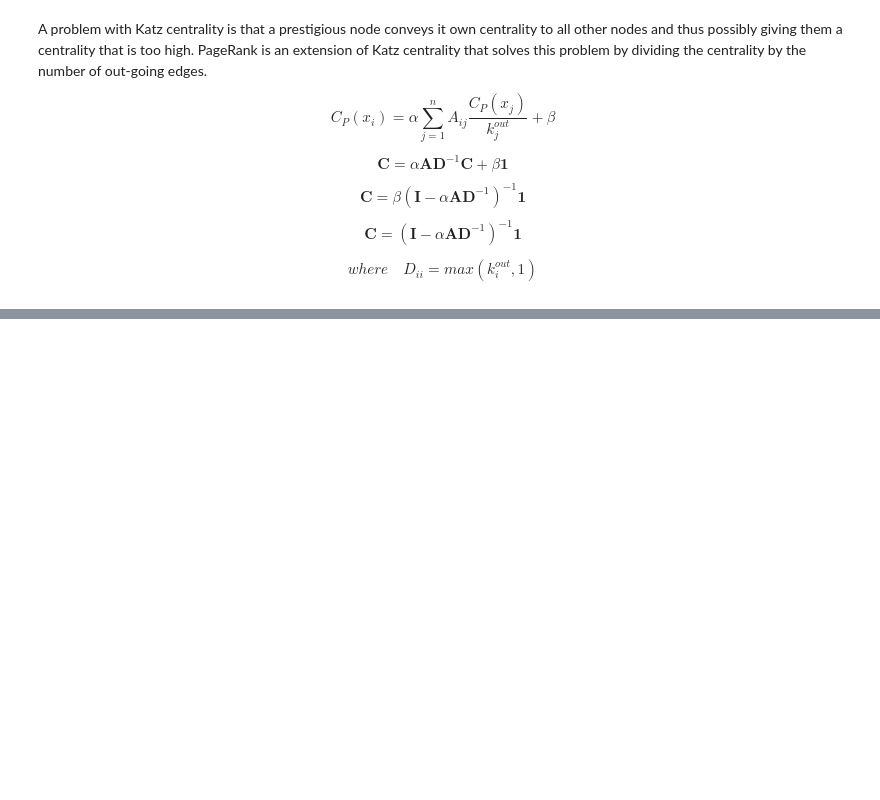
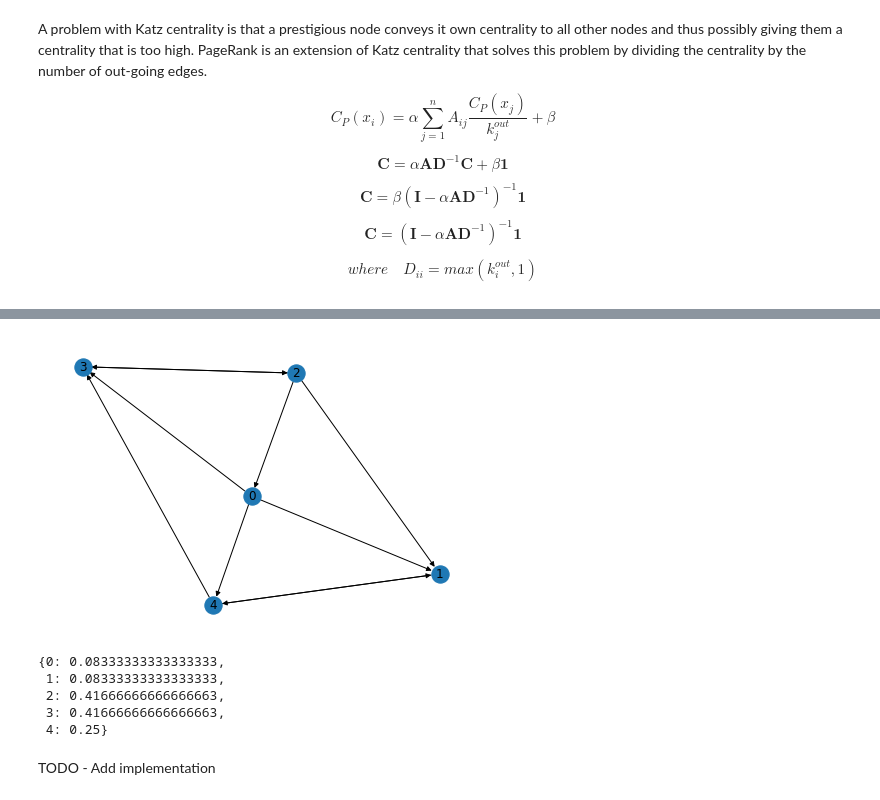
Before and after one commit to kanmaytacker/N-AAI-DAV, a Jupyter notebook: graphs-measures.ipynb, the cells around one changed output, grey strips where cells are left out. Cells and saved outputs as stored; diff of their text form; code cells hidden in the pictures; blank space fills up the shorter version.

```diff
--- a/graphs-measures.ipynb
+++ b/graphs-measures.ipynb
@@ -354,0 +433,14 @@ nx.pagerank(random_directed_graph)
+# %%
+nx.draw(random_directed_graph, with_labels=True)
+# %% [output]
+[figure, added]
+# %%
+nx.betweenness_centrality(random_directed_graph)
+# %% [output]
+{0: 0.08333333333333333,
+ 1: 0.08333333333333333,
+ 2: 0.41666666666666663,
+ 3: 0.41666666666666663,
+ 4: 0.25}
+# %% [markdown]
+TODO - Add implementation
```
Also changed, not shown: parts of 26 cells of this notebook.
